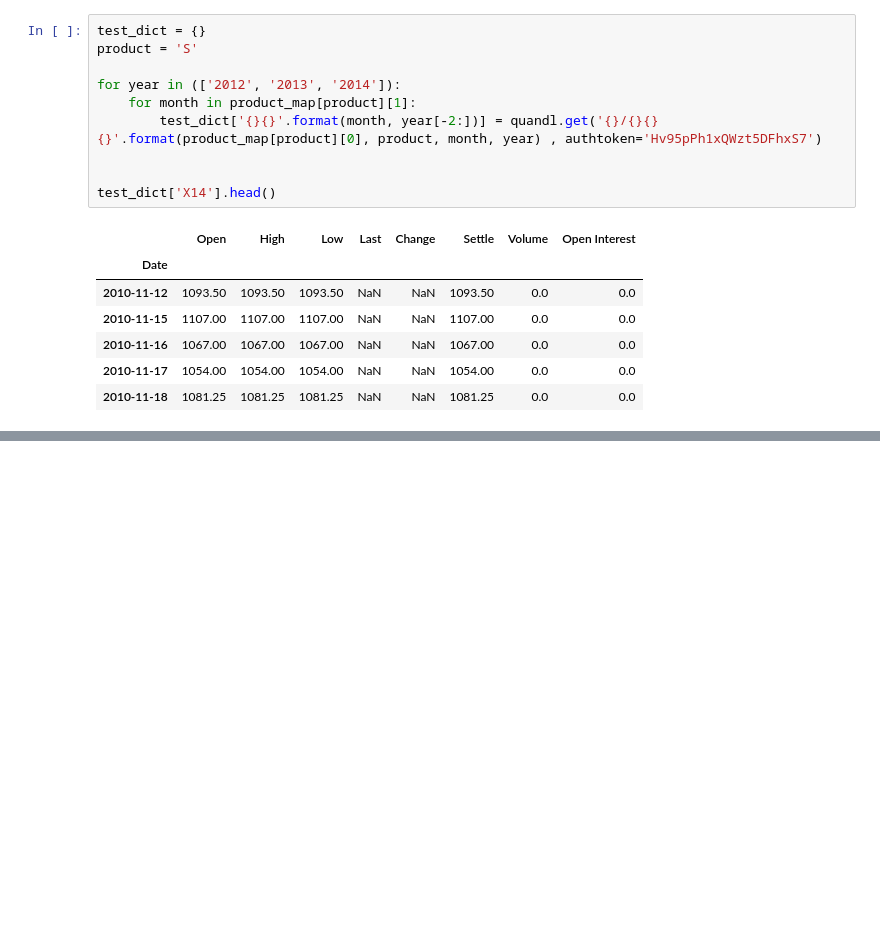
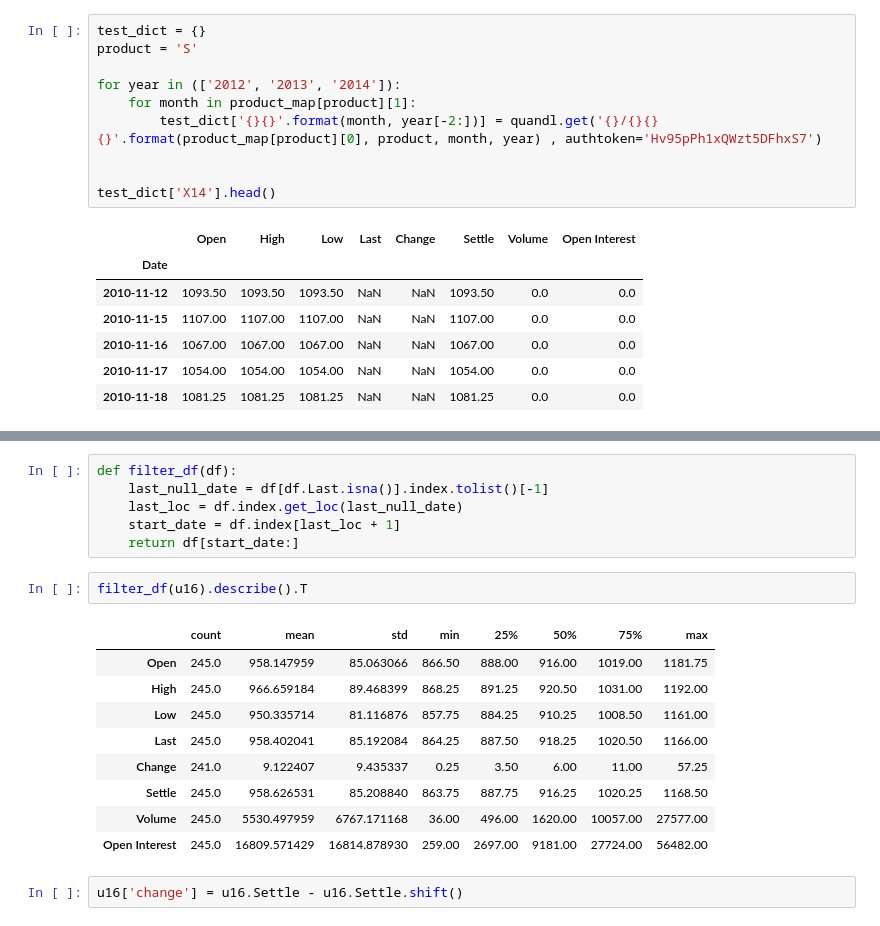
Before and after one commit to franko003/Commodity_TS_Analysis, a Jupyter notebook: notebooks/data_collection_&_cleaning.ipynb, the cells around one changed output, grey strips where cells are left out. Drawn from its saved outputs; the diff is of its cells as text; blank space fills up the shorter version.

```diff
--- a/notebooks/data_collection_&_cleaning.ipynb
+++ b/notebooks/data_collection_&_cleaning.ipynb
@@ -236,0 +300,20 @@ test_dict['X14'].head()
+# %%
+def filter_df(df):
+    last_null_date = df[df.Last.isna()].index.tolist()[-1]
+    last_loc = df.index.get_loc(last_null_date)
+    start_date = df.index[last_loc + 1]
+    return df[start_date:]
+# %%
+filter_df(u16).describe().T
+# %% [output]
+|  | count | mean | std | min | 25% | 50% | 75% | max |
+| Open | 245.0 | 958.147959 | 85.063066 | 866.50 | 888.00 | 916.00 | 1019.00 | 1181.75 |
+| High | 245.0 | 966.659184 | 89.468399 | 868.25 | 891.25 | 920.50 | 1031.00 | 1192.00 |
+| Low | 245.0 | 950.335714 | 81.116876 | 857.75 | 884.25 | 910.25 | 1008.50 | 1161.00 |
+| Last | 245.0 | 958.402041 | 85.192084 | 864.25 | 887.50 | 918.25 | 1020.50 | 1166.00 |
+| Change | 241.0 | 9.122407 | 9.435337 | 0.25 | 3.50 | 6.00 | 11.00 | 57.25 |
+| Settle | 245.0 | 958.626531 | 85.208840 | 863.75 | 887.75 | 916.25 | 1020.25 | 1168.50 |
+| Volume | 245.0 | 5530.497959 | 6767.171168 | 36.00 | 496.00 | 1620.00 | 10057.00 | 27577.00 |
+| Open Interest | 245.0 | 16809.571429 | 16814.878930 | 259.00 | 2697.00 | 9181.00 | 27724.00 | 56482.00 |
+# %%
+u16['change'] = u16.Settle - u16.Settle.shift()
```
Also changed, not shown: parts of 24 cells of this notebook.
